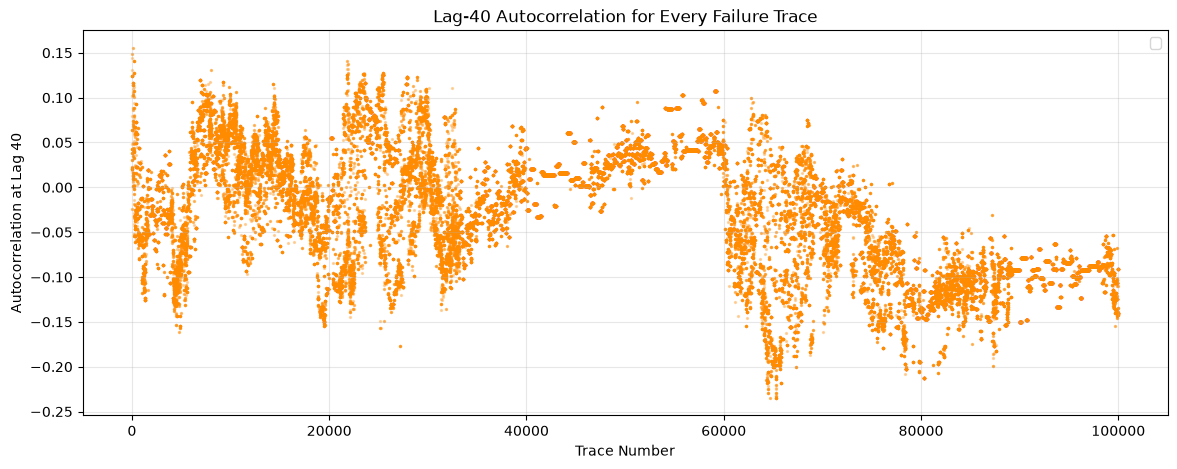
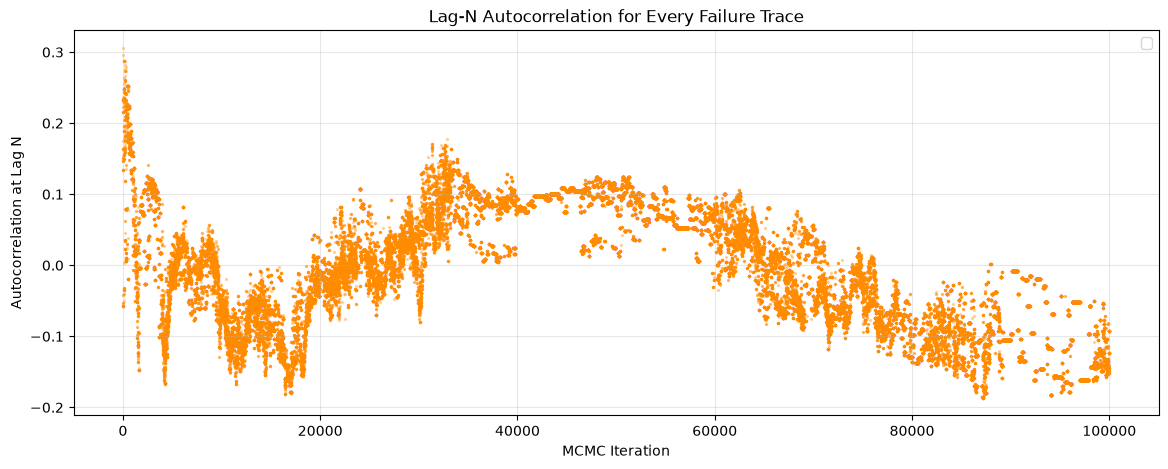
Code edit (unified diff) that turned the first committed figure into the second:
--- before
+++ after
@@ -1,4 +1,4 @@
-lag_to_analyze = 40
-lag40_values = autocorrelations[:, lag_to_analyze]  # Extract autocorrelation values at lag 40 for all traces
+lag_to_analyze = 45
+lag40_values = autocorrelations[:, lag_to_analyze]  # Extract autocorrelation values at lag N for all traces
 trace_indices = np.arange(chain.shape[0])  # Indices for each trace
 valid = ~np.isnan(lag40_values)
@@ -13,7 +13,27 @@
 )
 plt.xlabel("MCMC Iteration")
-plt.ylabel("Autocorrelation at Lag 40")
-plt.title("Lag-40 Autocorrelation for Every Failure Trace")
+plt.ylabel("Autocorrelation at Lag N")
+plt.title("Lag-N Autocorrelation for Every Failure Trace")
 plt.legend()
 plt.grid(alpha=0.3)
 plt.show()
+
+lag_to_analyze = 60
+lag40_values = autocorrelations[:, lag_to_analyze]  # Extract autocorrelation values at lag N for all traces
+trace_indices = np.arange(chain.shape[0])  # Indices for each trace
+valid = ~np.isnan(lag40_values)
+
+plt.figure(figsize=(14, 5))
+plt.scatter(
+    trace_indices[valid],
+    lag40_values[valid],
+    s=2,
+    alpha=0.3,
+    color="darkorange"
+)
+plt.xlabel("MCMC Iteration")
+plt.ylabel("Autocorrelation at Lag N")
+plt.title("Lag-N Autocorrelation for Every Failure Trace")
+plt.legend()
+plt.grid(alpha=0.3)
+plt.show()

Commit: edits